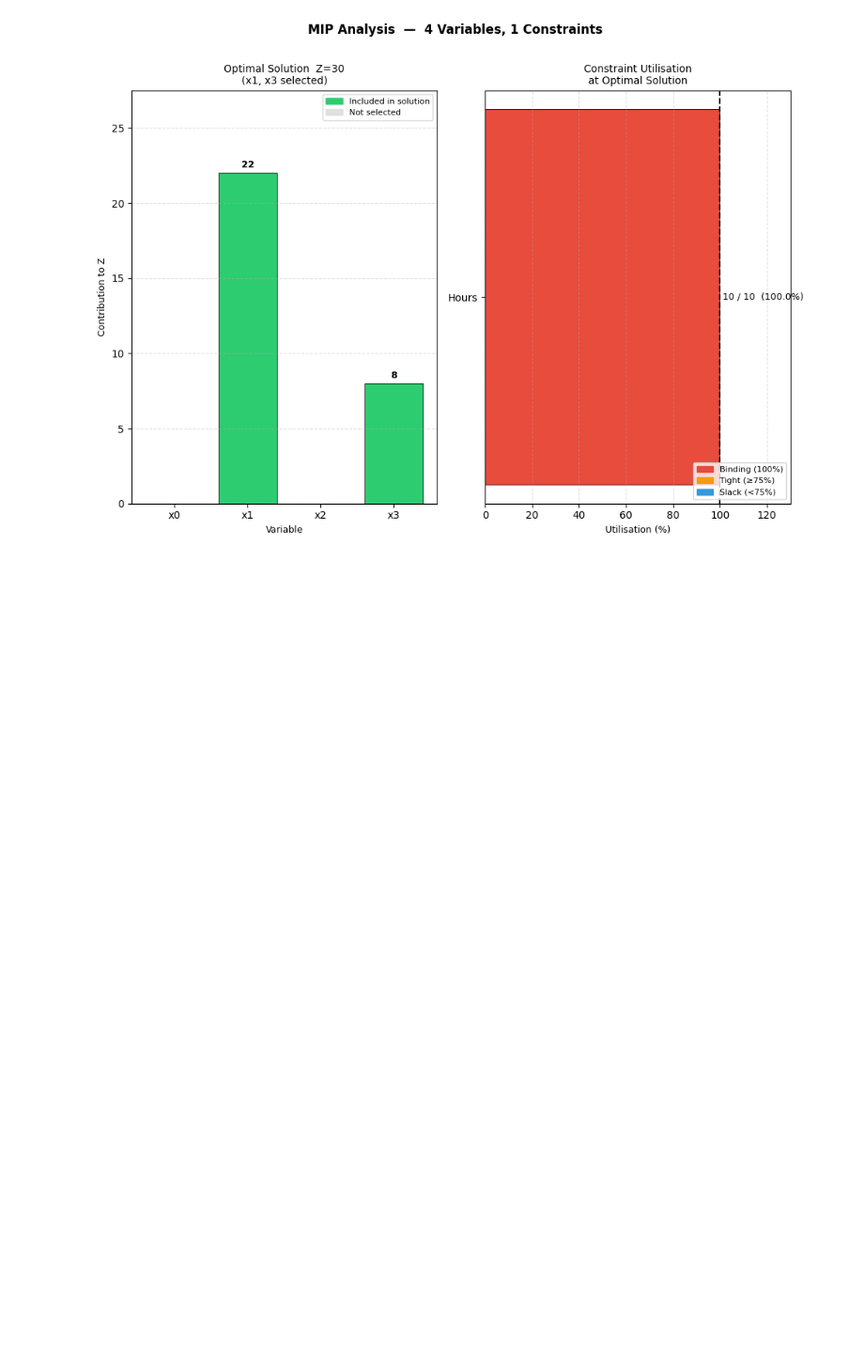
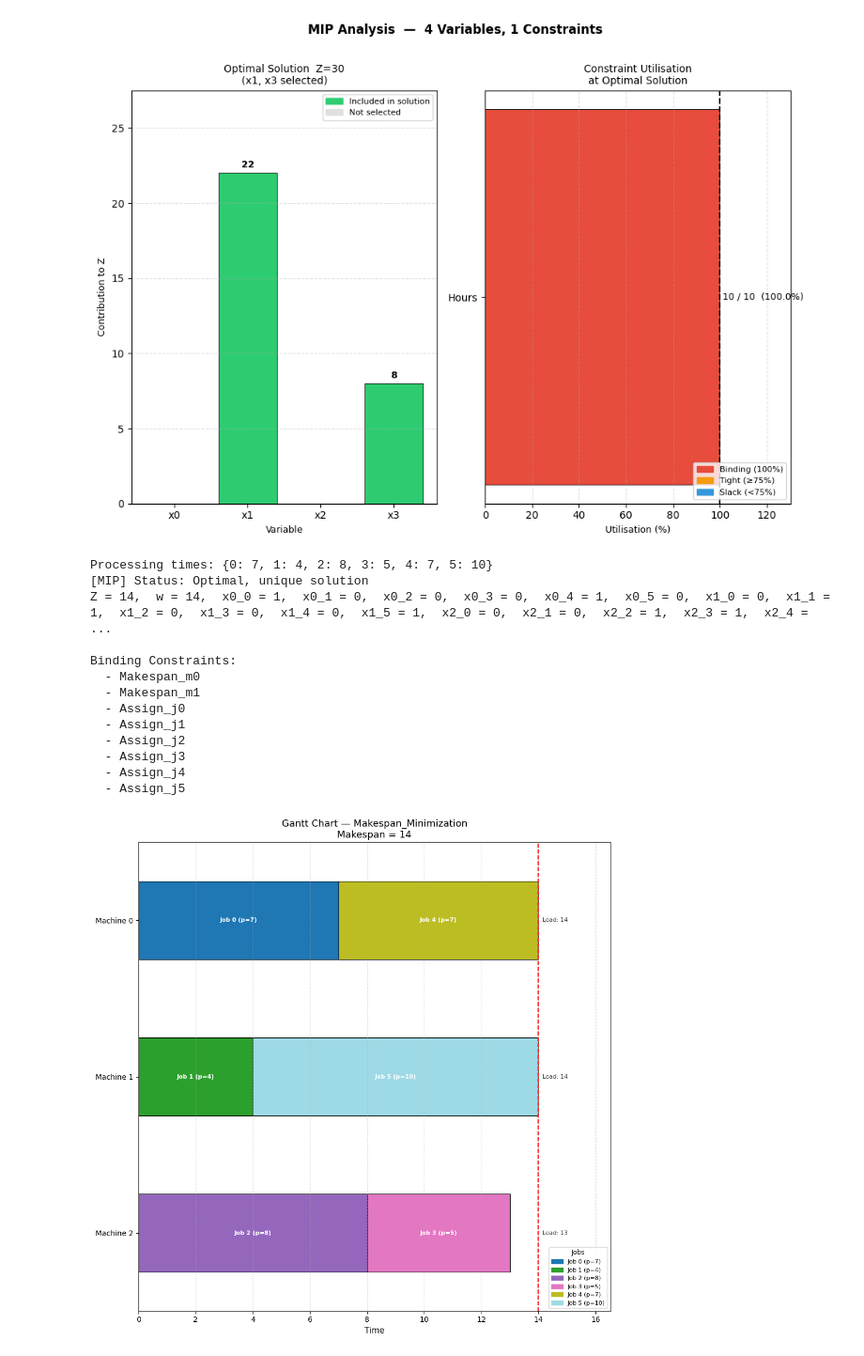
Before and after one commit to melhamamsy/operations-research-coursera, a Jupyter notebook: trials/c1w1.ipynb, the cells around one changed output. Shown at 94% size. Saved outputs shown, nothing was run; the diff lists cells and outputs as text; code cells hidden in the pictures; blank space fills up the shorter version.

```diff
--- a/trials/c1w1.ipynb
+++ b/trials/c1w1.ipynb
@@ -453,0 +589,63 @@ Binding Constraints:
+# %%
+import numpy as np
+from pulp import LpProblem, LpMinimize, LpVariable, lpSum
+
+np.random.seed(42)
+
+n_jobs     = 6
+n_machines = 3
+
+I = list(range(n_machines))
+J = list(range(n_jobs))
+
+p = {j: int(np.random.randint(1, 11)) for j in J}   # processing times p_j
+print("Processing times:", p)
+
+# Decision variables
+x = {(i, j): LpVariable(f"x{i}_{j}", cat="Binary") for i in I for j in J}
+w = LpVariable("w", lowBound=0)   # makespan
+
+model = LpProblem("Makespan_Minimization", LpMinimize)
+
+# Objective: min w
+model += w, "Objective"
+
+# w >= sum_j p_j * x_ij  for all i  (makespan >= load on each machine)
+for i in I:
+    model += w >= lpSum(p[j] * x[i, j] for j in J), f"Makespan_m{i}"
+
+# sum_i x_ij = 1  for all j  (each job assigned to exactly one machine)
+for j in J:
+    model += lpSum(x[i, j] for i in I) == 1, f"Assign_j{j}"
+
+var_names = ("w",) + tuple(f"x{i}_{j}" for i in I for j in J)
+
+analyze_lp(
+    model,
+    var_names=var_names,
+    gantt={
+        'type'        : 'assignment',   # jobs assigned to machines, no sequencing
+        'machines'    : I,
+        'jobs'        : J,
+        'durations'   : p,              # {job_id: processing_time}
+        'x_pattern'   : 'x{i}_{j}',    # {i}=machine, {j}=job
+        'makespan_var': 'w',            # draws the red dashed line at opt_Z
+        'machine_labels': {i: f'Machine {i}' for i in I},
+        'job_labels'    : {j: f'Job {j} (p={p[j]})' for j in J},
+    }
+)
+# %% [output]
+Processing times: {0: 7, 1: 4, 2: 8, 3: 5, 4: 7, 5: 10}
+[MIP] Status: Optimal, unique solution
+Z = 14,  w = 14,  x0_0 = 1,  x0_1 = 0,  x0_2 = 0,  x0_3 = 0,  x0_4 = 1,  x0_5 = 0,  x1_0 = 0,  x1_1 = 1,  x1_2 = 0,  x1_3 = 0,  x1_4 = 0,  x1_5 = 1,  x2_0 = 0,  x2_1 = 0,  x2_2 = 1,  x2_3 = 1,  x2_4 = ...
+
+Binding Constraints:
+  - Makespan_m0
+  - Makespan_m1
+  - Assign_j0
+  - Assign_j1
+  - Assign_j2
+  - Assign_j3
+  - Assign_j4
+  - Assign_j5
+[figure, added]
```
Also changed, not shown: parts of 2 cells of this notebook.
